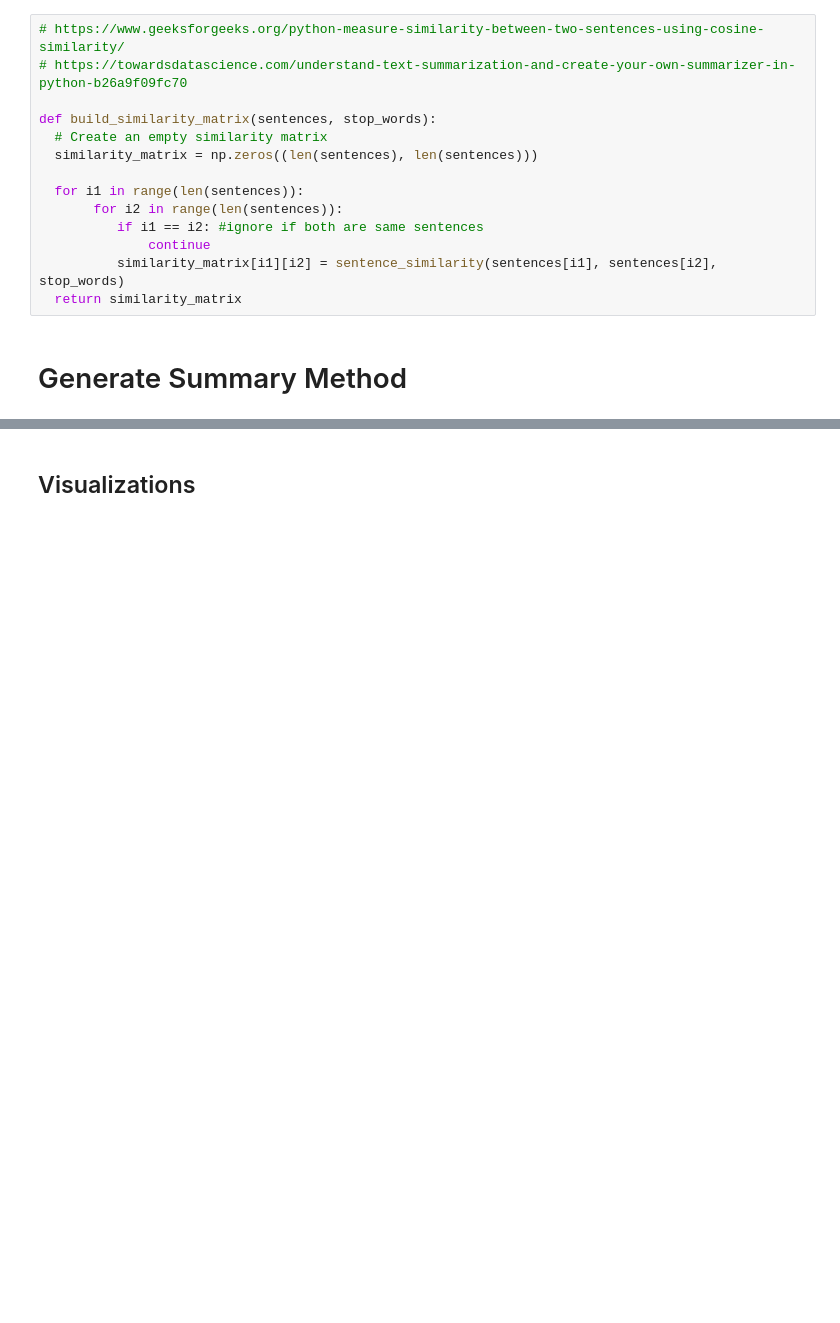
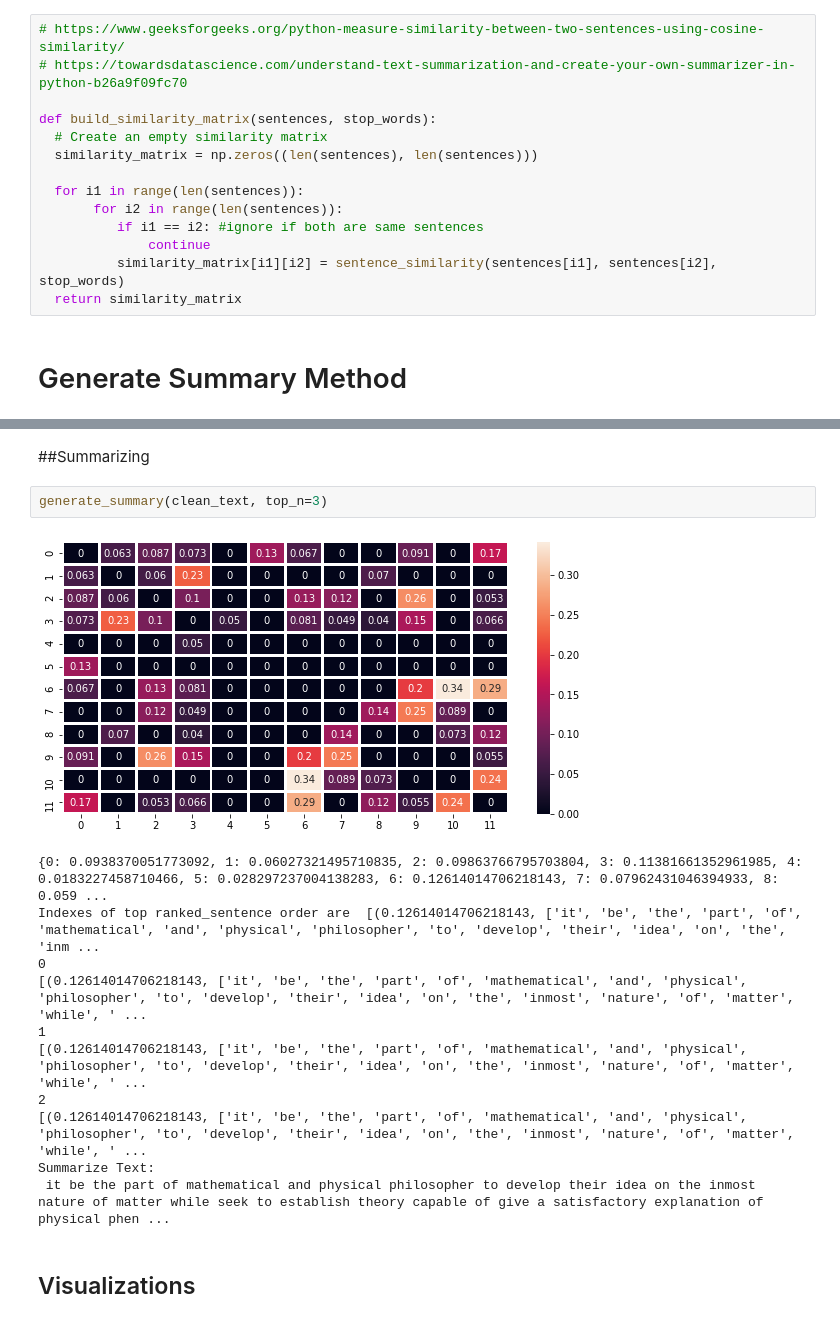
Before and after one commit to Locke0/Text-Summarizer, a Jupyter notebook: Text_Summarizer.ipynb, the cells around one changed output, grey strips where cells are left out. Saved outputs shown, nothing was run; the diff lists cells and outputs as text; blank space fills up the shorter version.

```diff
--- a/Text_Summarizer.ipynb
+++ b/Text_Summarizer.ipynb
@@ -340,6 +344,22 @@ def generate_summary(text, top_n=5):
 
   # Step 5 - Output the summarize text
   print("Summarize Text: \n", ". ".join(summarize_text))
+# %% [markdown]
+##Summarizing
+# %%
+generate_summary(clean_text, top_n=3)
+# %% [output]
+[figure, added]
+{0: 0.0938370051773092, 1: 0.06027321495710835, 2: 0.09863766795703804, 3: 0.11381661352961985, 4: 0.0183227458710466, 5: 0.028297237004138283, 6: 0.12614014706218143, 7: 0.07962431046394933, 8: 0.059 ...
+Indexes of top ranked_sentence order are  [(0.12614014706218143, ['it', 'be', 'the', 'part', 'of', 'mathematical', 'and', 'physical', 'philosopher', 'to', 'develop', 'their', 'idea', 'on', 'the', 'inm ...
+0
+[(0.12614014706218143, ['it', 'be', 'the', 'part', 'of', 'mathematical', 'and', 'physical', 'philosopher', 'to', 'develop', 'their', 'idea', 'on', 'the', 'inmost', 'nature', 'of', 'matter', 'while', ' ...
+1
+[(0.12614014706218143, ['it', 'be', 'the', 'part', 'of', 'mathematical', 'and', 'physical', 'philosopher', 'to', 'develop', 'their', 'idea', 'on', 'the', 'inmost', 'nature', 'of', 'matter', 'while', ' ...
+2
+[(0.12614014706218143, ['it', 'be', 'the', 'part', 'of', 'mathematical', 'and', 'physical', 'philosopher', 'to', 'develop', 'their', 'idea', 'on', 'the', 'inmost', 'nature', 'of', 'matter', 'while', ' ...
+Summarize Text:
+ it be the part of mathematical and physical philosopher to develop their idea on the inmost nature of matter while seek to establish theory capable of give a satisfactory explanation of physical phen ...
 # %% [markdown]
 ## Visualizations
 # %%
```
Also changed, not shown: parts of 19 cells of this notebook.
